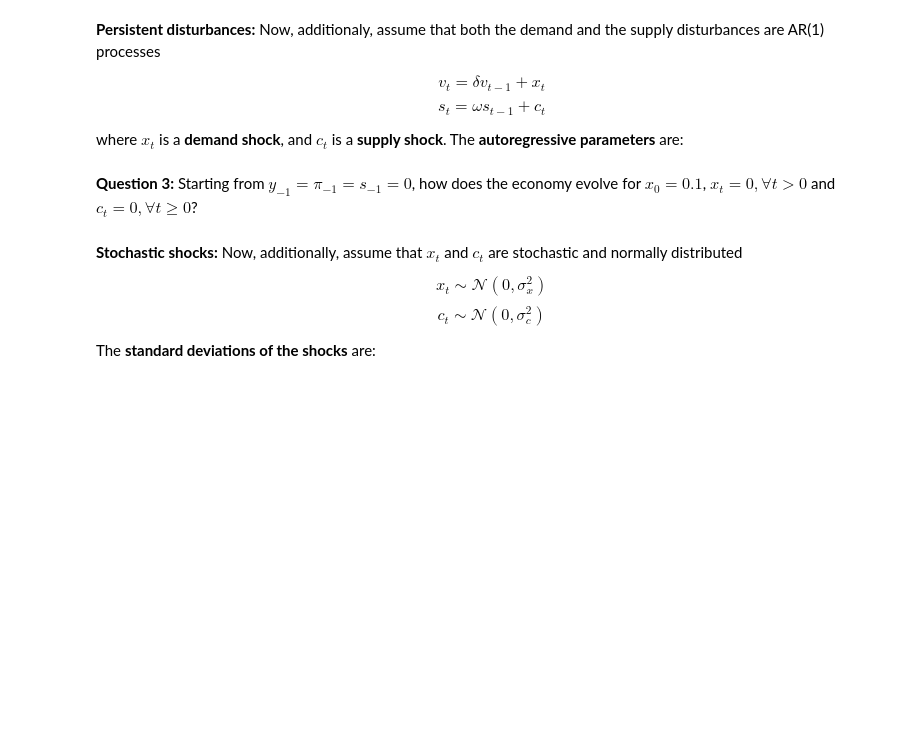
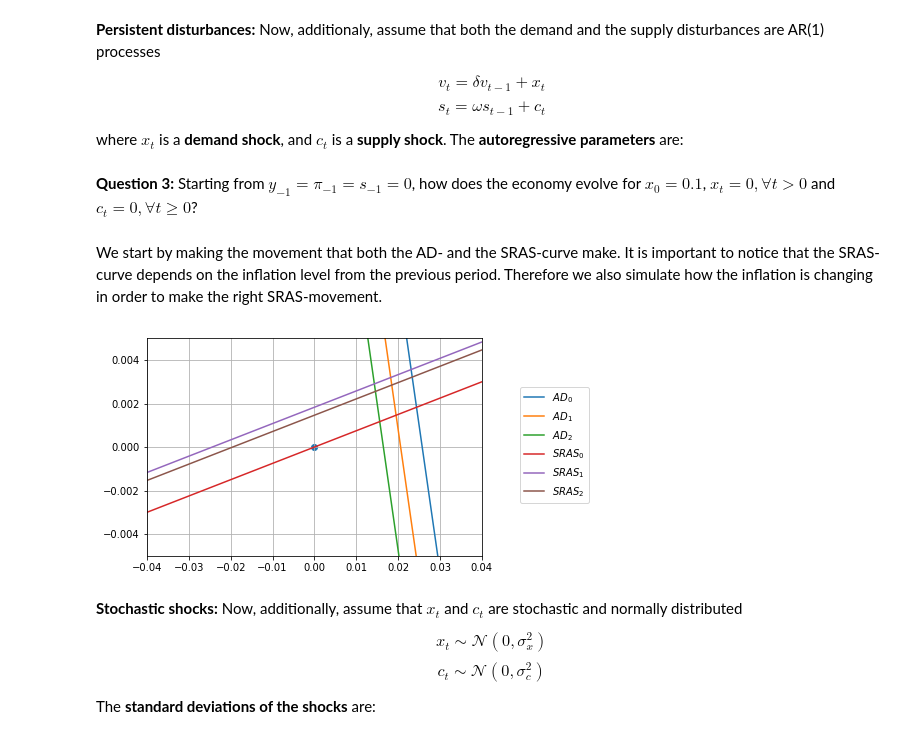
Before and after one commit to kzm266/projects-2019-anaconda-bois, a Jupyter notebook: examproject/exam_2019.ipynb, the cells around one changed output. Cells and saved outputs as stored; diff of their text form; code cells hidden in the pictures; blank space fills up the shorter version.

```diff
--- a/examproject/exam_2019.ipynb
+++ b/examproject/exam_2019.ipynb
@@ -525,6 +527,50 @@ par['delta'] = 0.80
 par['omega'] = 0.15
 # %% [markdown]
 **Question 3:** Starting from $y_{-1} = \pi_{-1} = s_{-1} = 0$, how does the economy evolve for $x_0 = 0.1$, $x_t = 0, \forall t > 0$ and $c_t = 0, \forall t \geq 0$?
+# %% [markdown]
+We start by making the movement that both the AD- and the SRAS-curve make. It is important to notice that the SRAS-curve depends on the inflation level from the previous period. Therefore we also simulate how the inflation is changing in order to make the right SRAS-movement.
+# %%
+def evolution(x, T=10):
+
+    #1. A list that will contain all the values for v during the simulation
+    v_values = [x]
+    for i in range(0,T):
+        v_values.append(par['delta']*v_values[-1])
+
+    #2. A list with values for the AD-curve
+    AD_movement = []
+    for i in v_values:
+        #We use our function from before to easily get the AD-values
+        AD_movement.append(AD_curve(i))
+
+    #3. Lists with the inflation- and SRAS-movement
+    inflation = [0]
+    SRAS_movement = []
+    for i in range(0,T):
+        #First create the inflation list using the equilibrium function
+        inflation.append(func_pi(par['alpha'],par['h'],par['b'],par['phi'],par['gamma'],y1,0,v_values[i],0,0))
+
+    for i in range(0,T):
+        #Then create the SRAS-values out of the inflation points
+        SRAS_movement.append(SRAS_curve(inflation[i],0,0))
+
+    return AD_movement, SRAS_movement
+AD_movement, SRAS_movement = evolution(0.1)
+# %%
+plt.plot(xline, AD_movement[0], label = '$AD_0$')
+plt.plot(xline, AD_movement[1], label = '$AD_1$')
+plt.plot(xline, AD_movement[2], label = '$AD_2$')
+plt.plot(xline, SRAS_movement[0], label = '$SRAS_0$')
+plt.plot(xline, SRAS_movement[1], label = '$SRAS_1$')
+plt.plot(xline, SRAS_movement[2], label = '$SRAS_2$')
+plt.scatter(0,0)
+plt.xlim(-0.04,0.04)
+plt.ylim(-0.005,0.005)
+plt.grid()
+plt.legend(bbox_to_anchor=(1.1,0.8))
+plt.show()
+# %% [output]
+[figure, added]
 # %% [markdown]
 **Stochastic shocks:** Now, additionally, assume that $x_t$ and $c_t$ are stochastic and normally distributed
 
```
Also changed, not shown: parts of 2 cells of this notebook.
